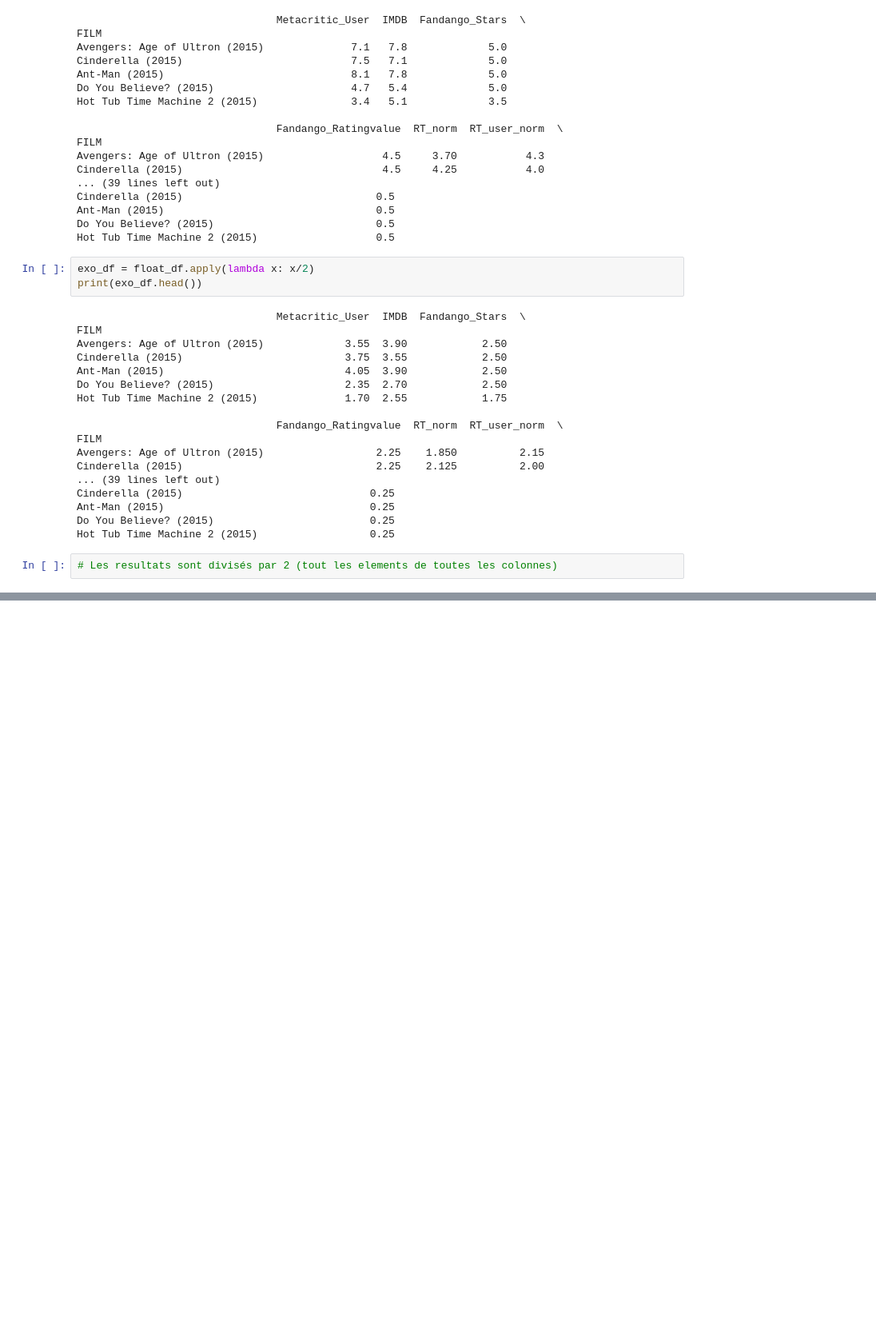
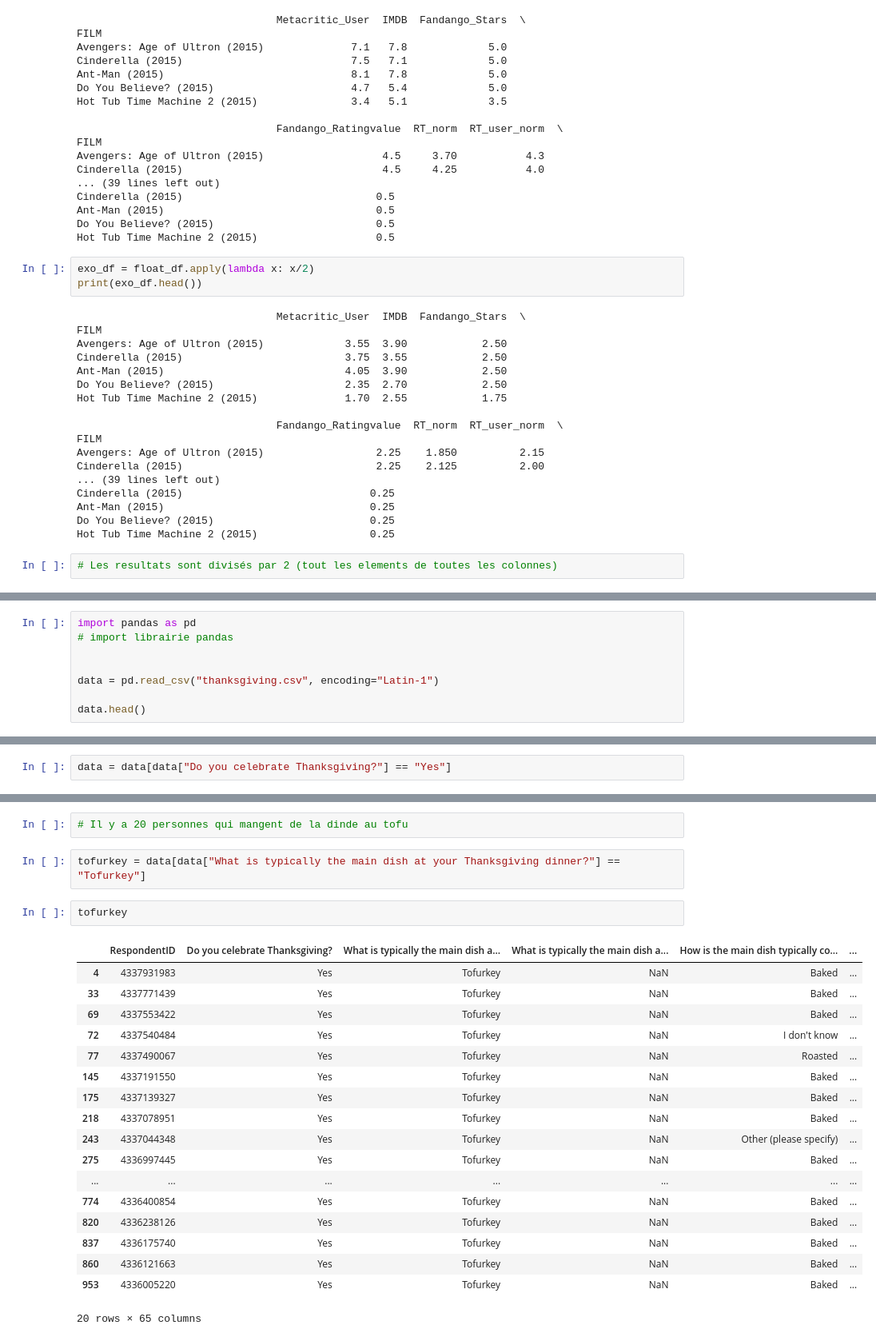
Before and after one commit to brunoharlein/pandas_is_cool, a Jupyter notebook: Cours Pandas.ipynb, the cells around one changed output, grey strips where cells are left out. Shown at 80% size. Saved outputs shown, nothing was run; the diff lists cells and outputs as text; blank space fills up the shorter version.

```diff
--- a/Cours Pandas.ipynb
+++ b/Cours Pandas.ipynb
@@ -2031,0 +2095,8 @@ Hot Tub Time Machine 2 (2015)                  0.25
+# %%
+import pandas as pd
+# import librairie pandas
+
+
+data = pd.read_csv("thanksgiving.csv", encoding="Latin-1")
+
+data.head()
@@ -2031,0 +2155,2 @@ Hot Tub Time Machine 2 (2015)                  0.25
+# %%
+data = data[data["Do you celebrate Thanksgiving?"] == "Yes"]
@@ -2031,0 +2199,25 @@ Hot Tub Time Machine 2 (2015)                  0.25
+# %%
+# Il y a 20 personnes qui mangent de la dinde au tofu
+# %%
+tofurkey = data[data["What is typically the main dish at your Thanksgiving dinner?"] == "Tofurkey"]
+# %%
+tofurkey
+# %% [output]
+|  | RespondentID | Do you celebrate Thanksgiving? | What is typically the main dish a... | What is typically the main dish a... | How is the main dish typically co... | ... |
+| 4 | 4337931983 | Yes | Tofurkey | NaN | Baked | ... |
+| 33 | 4337771439 | Yes | Tofurkey | NaN | Baked | ... |
+| 69 | 4337553422 | Yes | Tofurkey | NaN | Baked | ... |
+| 72 | 4337540484 | Yes | Tofurkey | NaN | I don't know | ... |
+| 77 | 4337490067 | Yes | Tofurkey | NaN | Roasted | ... |
+| 145 | 4337191550 | Yes | Tofurkey | NaN | Baked | ... |
+| 175 | 4337139327 | Yes | Tofurkey | NaN | Baked | ... |
+| 218 | 4337078951 | Yes | Tofurkey | NaN | Baked | ... |
+| 243 | 4337044348 | Yes | Tofurkey | NaN | Other (please specify) | ... |
+| 275 | 4336997445 | Yes | Tofurkey | NaN | Baked | ... |
+| ... | ... | ... | ... | ... | ... | ... |
+| 774 | 4336400854 | Yes | Tofurkey | NaN | Baked | ... |
+| 820 | 4336238126 | Yes | Tofurkey | NaN | Baked | ... |
+| 837 | 4336175740 | Yes | Tofurkey | NaN | Baked | ... |
+| 860 | 4336121663 | Yes | Tofurkey | NaN | Baked | ... |
+| 953 | 4336005220 | Yes | Tofurkey | NaN | Baked | ... |
+20 rows × 65 columns
```
Also changed, not shown: parts of 49 cells of this notebook.
